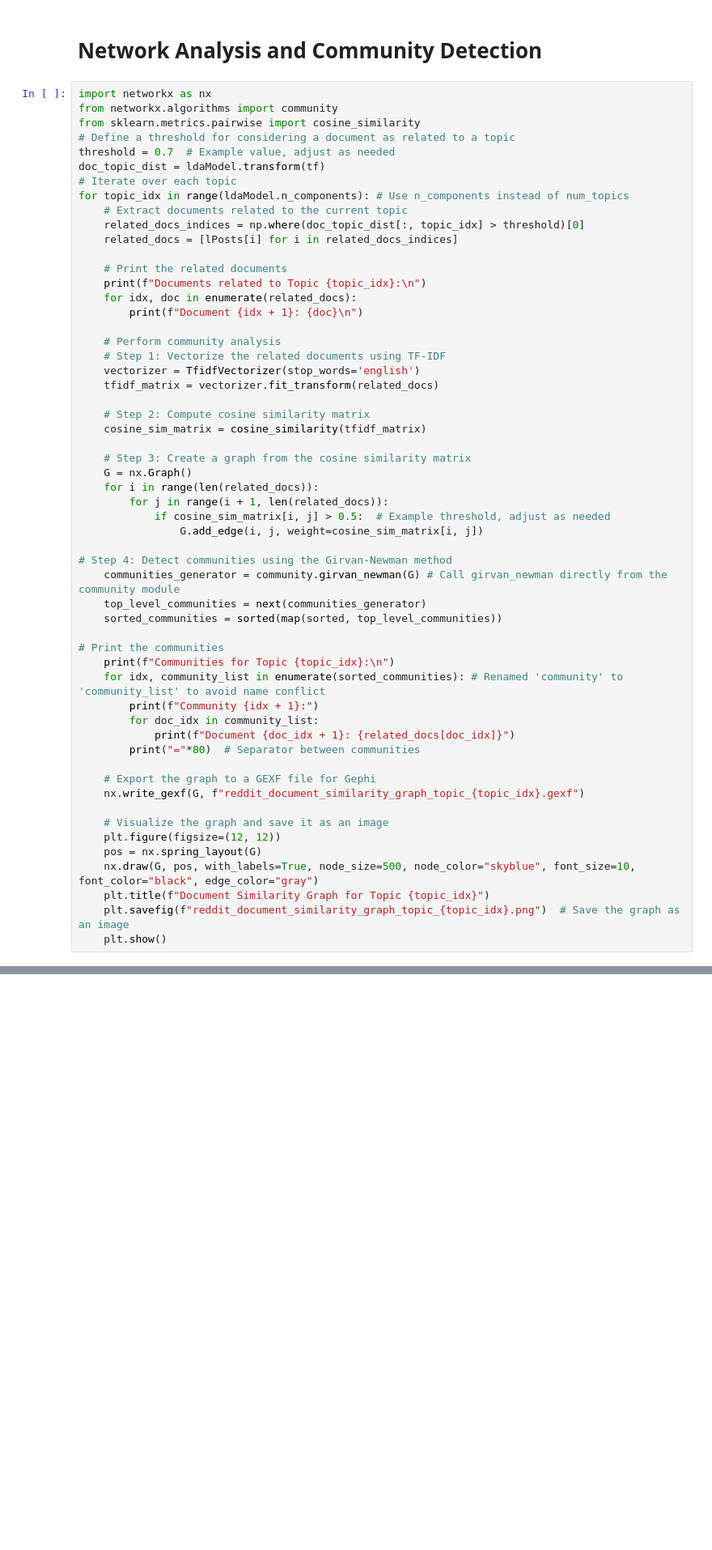
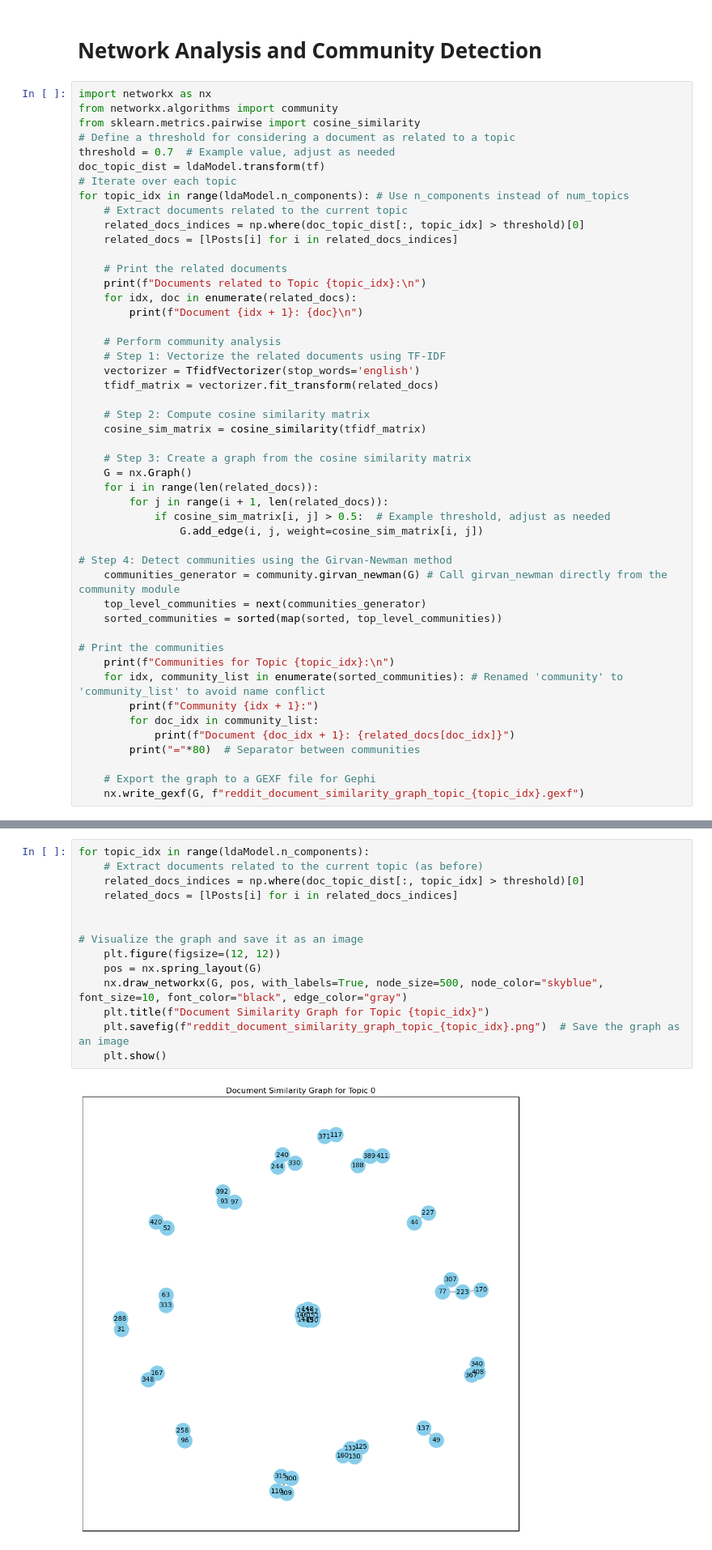
Before and after one commit to hinton024/Assignment-2-Social-media-and-network-analytics, a Jupyter notebook: Reddit_Preprocessing.ipynb, the cells around one changed output, grey strips where cells are left out. Shown at 81% size. Drawn from its saved outputs; the diff is of its cells as text; blank space fills up the shorter version.

Commit message:
Community analysis with gephi graph (Topic 1)
Community analysis with gephi graph (Topic 1)

```diff
--- a/Reddit_Preprocessing.ipynb
+++ b/Reddit_Preprocessing.ipynb
@@ -699,14 +685,6 @@ for topic_idx in range(ldaModel.n_components): # Use n_components instead of num
 
     # Export the graph to a GEXF file for Gephi
     nx.write_gexf(G, f"reddit_document_similarity_graph_topic_{topic_idx}.gexf")
-
-    # Visualize the graph and save it as an image
-    plt.figure(figsize=(12, 12))
-    pos = nx.spring_layout(G)
-    nx.draw(G, pos, with_labels=True, node_size=500, node_color="skyblue", font_size=10, font_color="black", edge_color="gray")
-    plt.title(f"Document Similarity Graph for Topic {topic_idx}")
-    plt.savefig(f"reddit_document_similarity_graph_topic_{topic_idx}.png")  # Save the graph as an image
-    plt.show()
 # %% [output]
 Documents related to Topic 0:
 
@@ -800,0 +706,16 @@ Document 554: I didn’t say he had to be as good
+# %%
+for topic_idx in range(ldaModel.n_components):
+    # Extract documents related to the current topic (as before)
+    related_docs_indices = np.where(doc_topic_dist[:, topic_idx] > threshold)[0]
+    related_docs = [lPosts[i] for i in related_docs_indices]
+
+
+# Visualize the graph and save it as an image
+    plt.figure(figsize=(12, 12))
+    pos = nx.spring_layout(G)
+    nx.draw_networkx(G, pos, with_labels=True, node_size=500, node_color="skyblue", font_size=10, font_color="black", edge_color="gray")
+    plt.title(f"Document Similarity Graph for Topic {topic_idx}")
+    plt.savefig(f"reddit_document_similarity_graph_topic_{topic_idx}.png")  # Save the graph as an image
+    plt.show()
+# %% [output]
+[figure, added]
```
Also changed, not shown: parts of 12 cells of this notebook.
